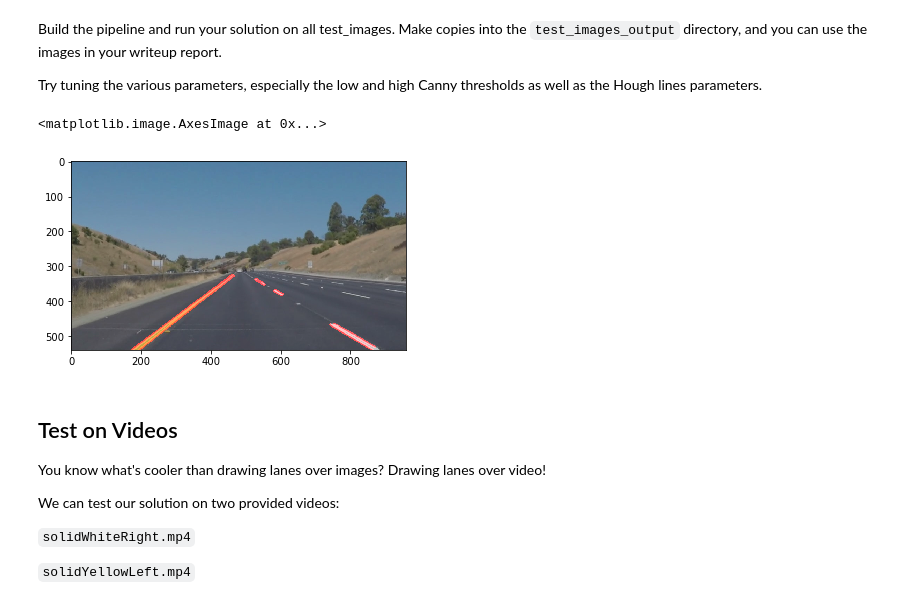
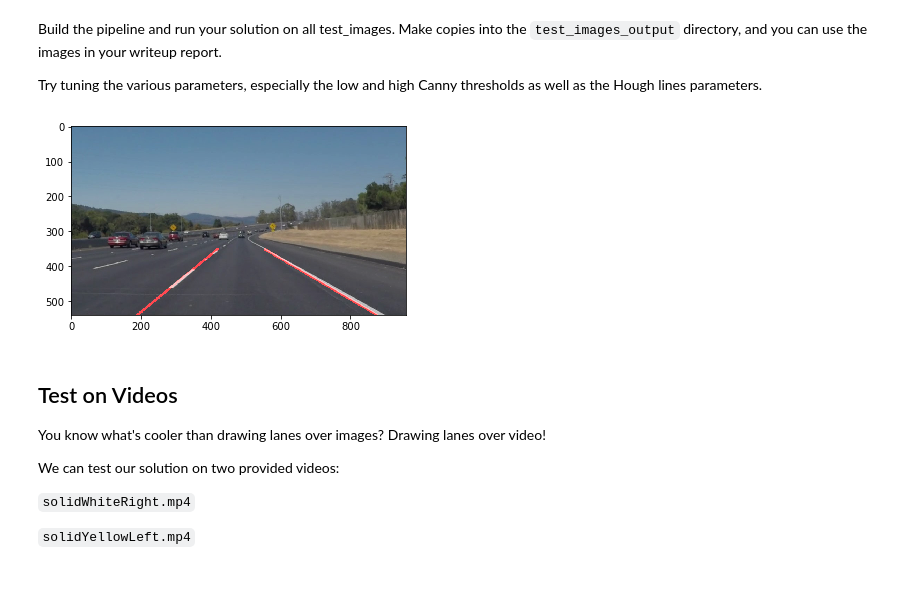
Before and after one commit to nickpoerio/SelfDrivingCar-Course1-Proj1, a Jupyter notebook: P1.ipynb, the cells around one changed output. Drawn from its saved outputs; the diff is of its cells as text; code cells hidden in the pictures.

```diff
--- a/P1.ipynb
+++ b/P1.ipynb
@@ -203,37 +221,41 @@ Build the pipeline and run your solution on all test_images. Make copies into th
 Try tuning the various parameters, especially the low and high Canny thresholds as well as the Hough lines parameters.
 # %%
 # TODO: Build your pipeline that will draw lane lines on the test_images
-image = mpimg.imread('test_images/whiteCarLaneSwitch.jpg')
+image = mpimg.imread('test_images/solidWhiteCurve.jpg')
 image_grey=grayscale(image)
-#
+
+# Gaussian Blur
 kernel_size = 7
 image_blur=gaussian_blur(image_grey, kernel_size)
-#
+
+# Canny Edge detection
 low_threshold = 75
 high_threshold = 150
 image_edges = canny(image_blur, low_threshold, high_threshold)
-#
-imshape = image.shape
-vertices = np.array([[(imshape[1]*.12,imshape[0]),(imshape[1]*.47, imshape[0]*0.6), (imshape[1]*.57, imshape[0]*0.6), (imshape[1]*.92,imshape[0])]], dtype=np.int32)
+
+# Mask
+ysz = image.shape[0]
+xsz = image.shape[1]
+vertices = np.array([[(xsz*.12,ysz),(xsz*.46, ysz*0.65), (xsz*.56, ysz*0.65), (xsz*.92,ysz)]], dtype=np.int32)
 image_mask_edges=region_of_interest(image_edges, vertices)
-#plt.imshow(image_mask_edges)
-#
+
+# Probabilistic Hough Line detection
 rho = 1 # distance resolution in pixels of the Hough grid
 theta = 1*np.pi/180 # angular resolution in radians of the Hough grid
 threshold = 15     # minimum number of votes (intersections in Hough grid cell)
 min_line_length = 15 #minimum number of pixels making up a line
 max_line_gap =15    # maximum gap in pixels between connectable line segments
-#
 image_line = hough_lines(image_mask_edges, rho, theta, threshold, min_line_length, max_line_gap)
-#
+
+# final output
 image_output = weighted_img(image_line, image, α=0.8, β=1., γ=0.)
 plt.imshow(image_output)
+mpimg.imsave("test_images_output/solidWhiteCurve.jpg",image_output)
 
 
 # then save them to the test_images_output directory.
 # %% [output]
-<matplotlib.image.AxesImage at 0x...>
-[figure, old version]
+[figure, new version]
 # %% [markdown]
 ## Test on Videos
 
```
Also changed, not shown: parts of 6 cells of this notebook.
